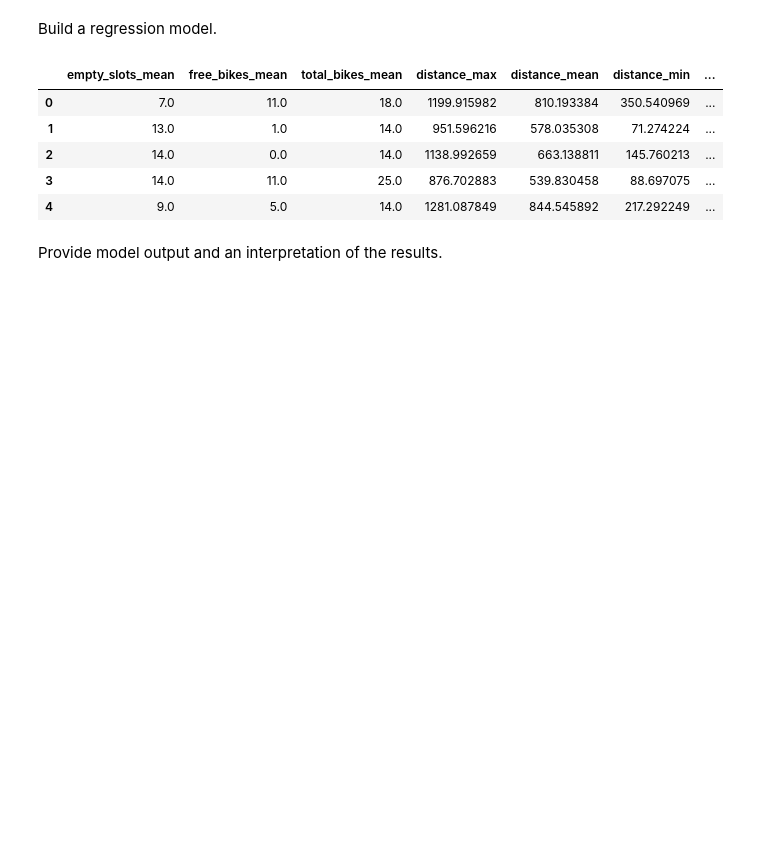
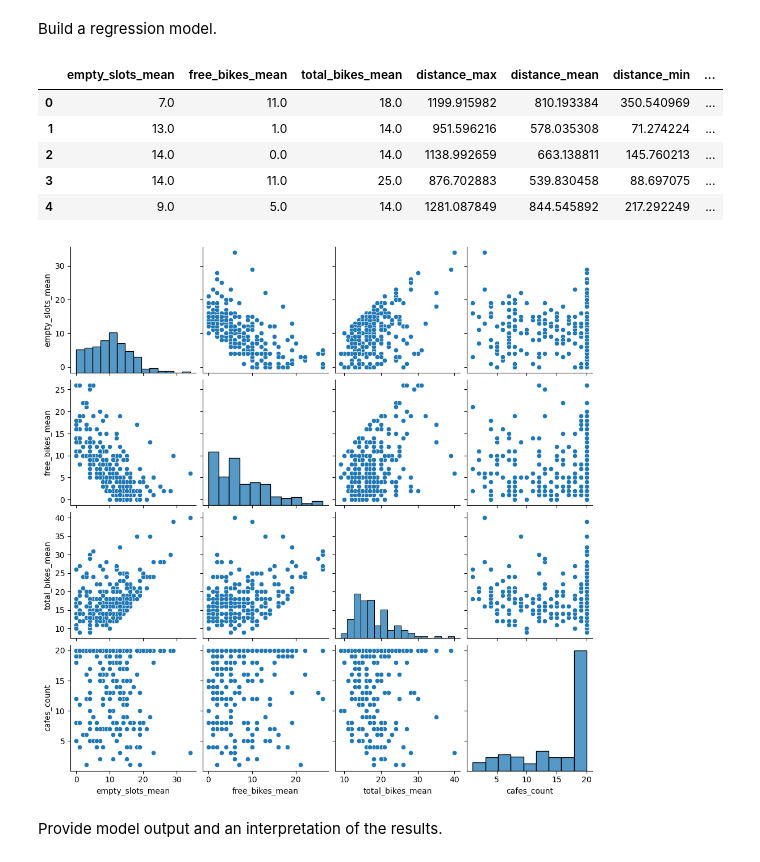
Before and after one commit to ParkerHar/Statistical_Modelling_Project, a Jupyter notebook: notebooks/model_building.ipynb, the cells around one changed output. Saved outputs shown, nothing was run; the diff lists cells and outputs as text; code cells hidden in the pictures; blank space fills up the shorter version.

Commit message:
Final Revions. Cleaned up formatting of notebooks and fixed pairplot. New plot saved as pairplot.png in the images folder

```diff
--- a/notebooks/model_building.ipynb
+++ b/notebooks/model_building.ipynb
@@ -14,6 +17,12 @@ model_df.head()
 | 2 | 14.0 | 0.0 | 14.0 | 1138.992659 | 663.138811 | 145.760213 | ... |
 | 3 | 14.0 | 11.0 | 25.0 | 876.702883 | 539.830458 | 88.697075 | ... |
 | 4 | 9.0 | 5.0 | 14.0 | 1281.087849 | 844.545892 | 217.292249 | ... |
+# %%
+#taking a look at relevant columns
+sns.pairplot(model_df[['empty_slots_mean','free_bikes_mean','total_bikes_mean','cafes_count']])
+plt.show()
+# %% [output]
+[figure, added]
 # %%
 X = model_df['total_bikes_mean']
 y = model_df['cafes_count']
```
Also changed, not shown: parts of 9 cells of this notebook, 7 other files.
